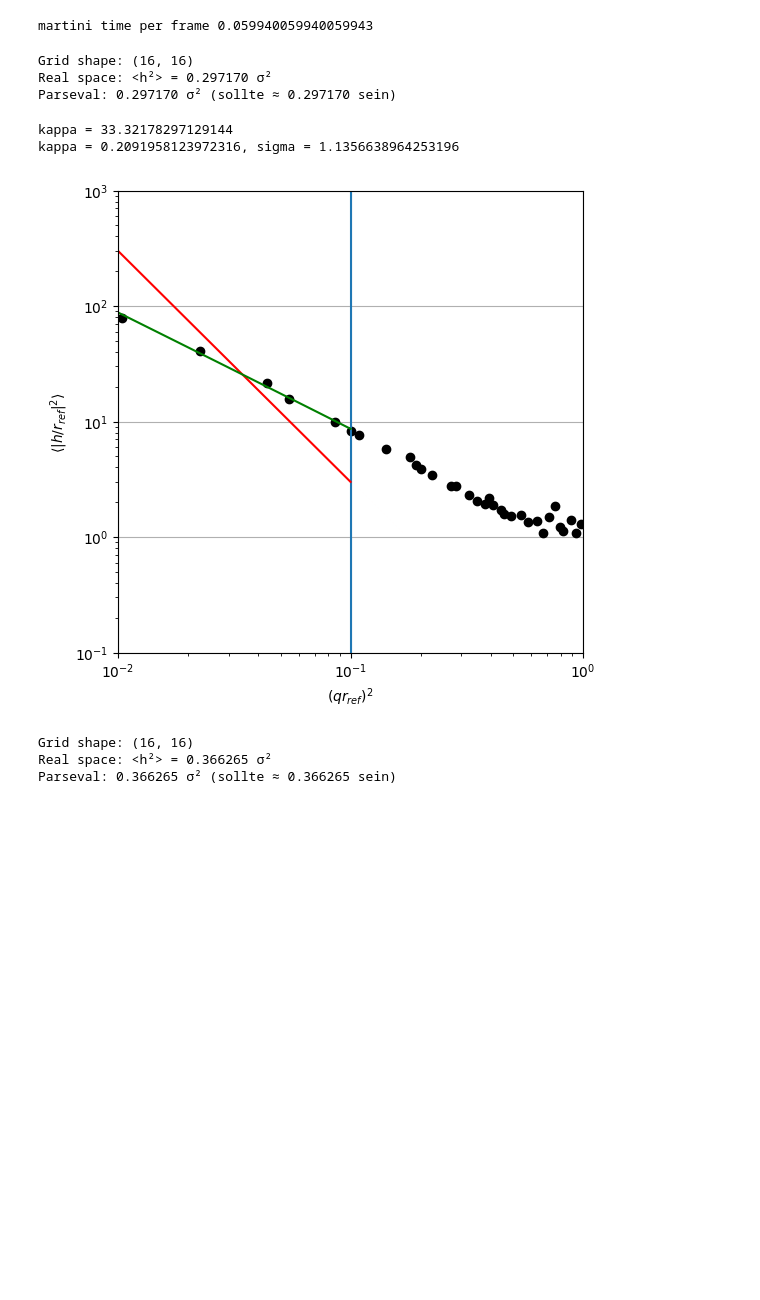
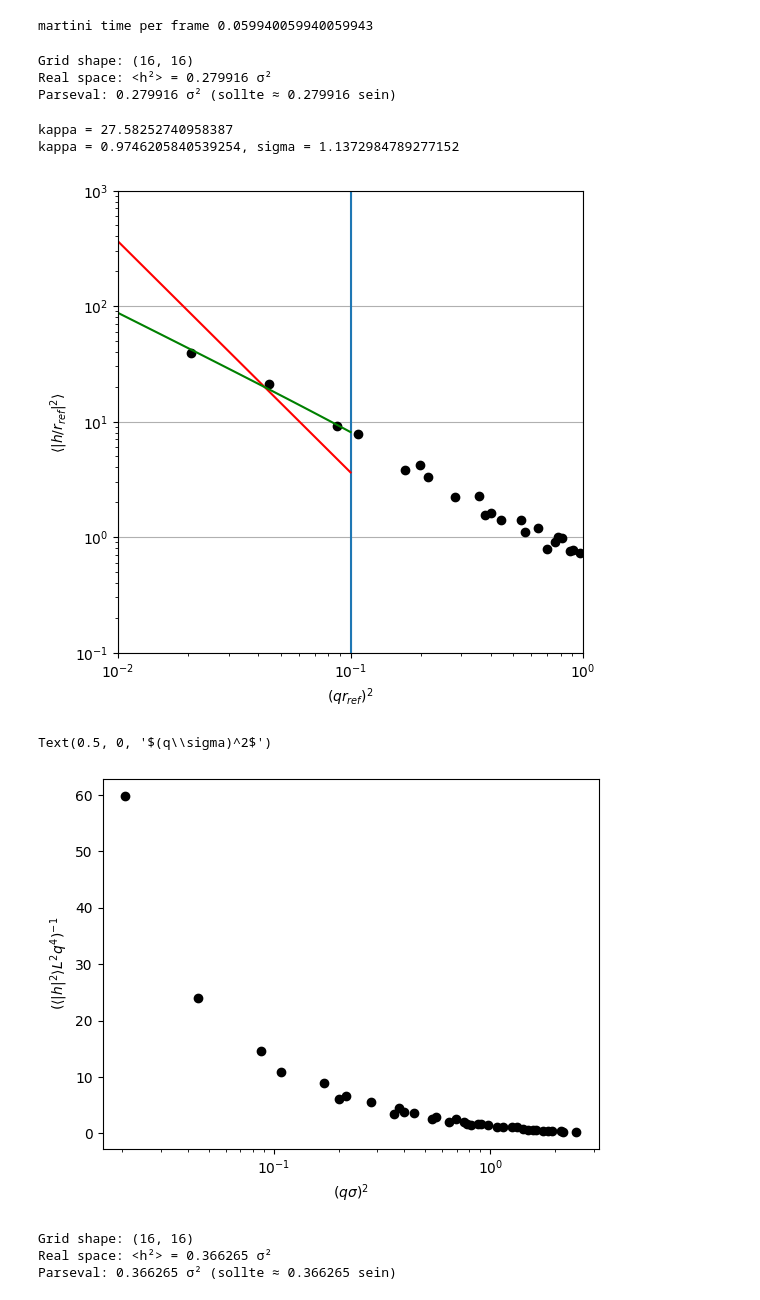
Before and after one commit to G-Scherer/dpd_simulation, a Jupyter notebook: bending_modulus/analysis/analysis_fluc.ipynb, the cells around one changed output. Saved outputs shown, nothing was run; the diff lists cells and outputs as text; code cells hidden in the pictures; blank space fills up the shorter version.

```diff
--- a/bending_modulus/analysis/analysis_fluc.ipynb
+++ b/bending_modulus/analysis/analysis_fluc.ipynb
@@ -8,15 +8,15 @@ import matplotlib.pyplot as plt
 from scipy.stats import binned_statistic_2d
 from scipy.optimize import curve_fit
 # %%
-size = "big"
-if size == "smaller":
+size = "smaller_turn_off"
+if size == "smaller_turn_off":
     lipids = 4096
 elif size == "big":
     lipids = 8192
 N = 16
 # %%
 dir = "/home/gabriel/Dokumente/bachelor_thesis/dpd_simulation/bending_modulus/"
-top_file = os.path.join(dir, f"setup/bilayer_{size}.data")
+top_file = os.path.join(dir, f"setup/bilayer_new_try.data")
 traj_file = os.path.join(dir, f"fluctuation_simulations/bilayer_{size}.lammpstrj")
 # %%
 top_acf_file = os.path.join(dir, "setup/bilayer_acf.data")
@@ -324,8 +240,8 @@ def psd(universe, n_bins, N=N, gro = False):
 q_radial, power_radial = psd(u, 100)
 # %% [output]
 Grid shape: (16, 16)
-Real space: <h²> = 0.297170 σ²
-Parseval: 0.297170 σ² (sollte ≈ 0.297170 sein)
+Real space: <h²> = 0.279916 σ²
+Parseval: 0.279916 σ² (sollte ≈ 0.279916 sein)
 # %%
 def fit_func(log_q2, log_kappa_inv):
 
@@ -372,33 +288,40 @@ def fit_new(q,p,lower,upper):
 a, q2_range = fit(q_radial, power_radial, 0.01, 0.1)
 kappa, sigma, q2_range_new = fit_new(q_radial, power_radial, 0.01, 0.1)
 # %% [output]
-kappa = 33.32178297129144
-kappa = 0.2091958123972316, sigma = 1.1356638964253196
+kappa = 27.58252740958387
+kappa = 0.9746205840539254, sigma = 1.1372984789277152
 # %%
 plt.figure(figsize=(6,6))
 
 mask = (power_radial > 1e-10)
 q_plot, power_plot = q_radial[mask][1:] , power_radial[mask][1:]
 
 plt.loglog(q_plot**2, power_plot, "o", color="black")
 
 plt.xlabel(r"$(qr_{ref})^2$")
 plt.ylabel(r"$\langle |h/r_{ref}|^2\rangle$ ")
 
 plt.axvline(1e-1)
 
 #q2_range = np.logspace(-3,1)
 
 plt.loglog(q2_range, np.exp(fit_func(np.log(q2_range), a)), "r-")
 plt.loglog(q2_range_new, np.exp(fit_func_new(q2_range, kappa, sigma)), "g-")
 
 plt.xlim((0.01,1))
 plt.ylim((0.1,1000))
 
 plt.grid()
 plt.show()
+
+plt.plot(q_plot**2, 1/(power_plot*q_plot**4), "o", color="black")
+plt.xscale("log")
+plt.ylabel(r"$(\langle |h|^2\rangle L^2q^4)^{-1}$")
+plt.xlabel(r"$(q\sigma)^2$")
 # %% [output]
-[figure, old version]
+[figure, new version]
+Text(0.5, 0, '$(q\\sigma)^2$')
+[figure, added]
 # %%
 q_radial_gro, power_radial_gro = psd(u_gro, 100, gro = True)
 # %% [output]
```
Also changed, not shown: parts of 8 cells of this notebook, 24 other files.
